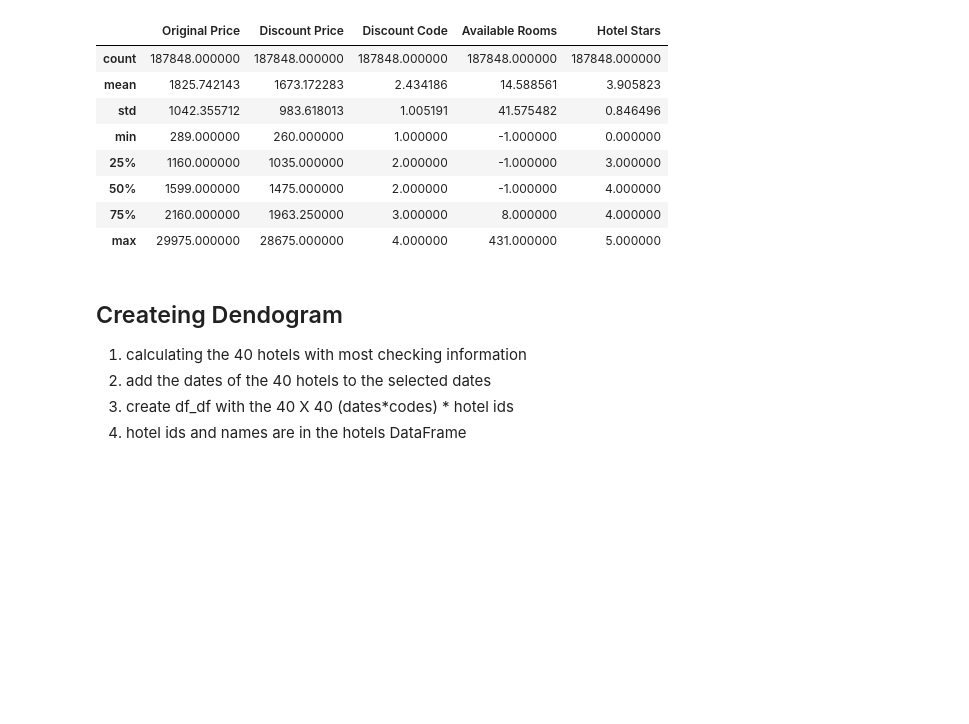
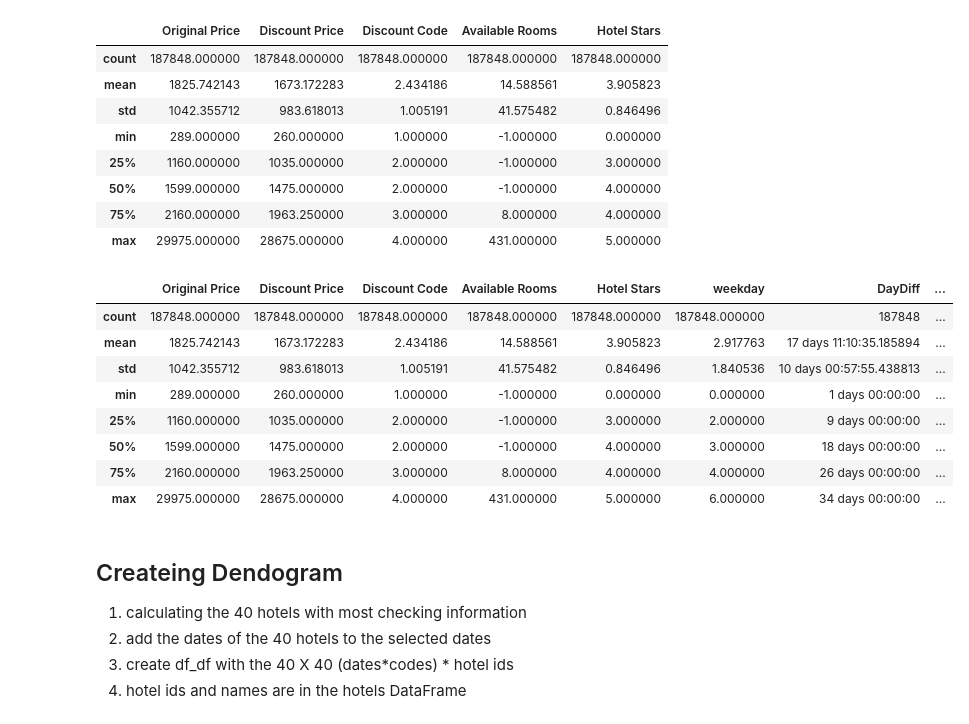
Before and after one commit to JefZevikw/MachineLearning, a Jupyter notebook: hotels.ipynb, the cells around one changed output. Drawn from its saved outputs; the diff is of its cells as text; code cells hidden in the pictures; blank space fills up the shorter version.

```diff
--- a/hotels.ipynb
+++ b/hotels.ipynb
@@ -69,3 +71,15 @@ hotels['delta_days']= (hotels['CheckingDate']- now).astype(int)/8.636207/10**13
+# %%
+hotels.describe()
+# %% [output]
+|  | Original Price | Discount Price | Discount Code | Available Rooms | Hotel Stars | weekday | DayDiff | ... |
+| count | 187848.000000 | 187848.000000 | 187848.000000 | 187848.000000 | 187848.000000 | 187848.000000 | 187848 | ... |
+| mean | 1825.742143 | 1673.172283 | 2.434186 | 14.588561 | 3.905823 | 2.917763 | 17 days 11:10:35.185894 | ... |
+| std | 1042.355712 | 983.618013 | 1.005191 | 41.575482 | 0.846496 | 1.840536 | 10 days 00:57:55.438813 | ... |
+| min | 289.000000 | 260.000000 | 1.000000 | -1.000000 | 0.000000 | 0.000000 | 1 days 00:00:00 | ... |
+| 25% | 1160.000000 | 1035.000000 | 2.000000 | -1.000000 | 3.000000 | 2.000000 | 9 days 00:00:00 | ... |
+| 50% | 1599.000000 | 1475.000000 | 2.000000 | -1.000000 | 4.000000 | 3.000000 | 18 days 00:00:00 | ... |
+| 75% | 2160.000000 | 1963.250000 | 3.000000 | 8.000000 | 4.000000 | 4.000000 | 26 days 00:00:00 | ... |
+| max | 29975.000000 | 28675.000000 | 4.000000 | 431.000000 | 5.000000 | 6.000000 | 34 days 00:00:00 | ... |
 # %% [markdown]
 ## Createing Dendogram
 1. calculating the 40 hotels with most checking information
```
Also changed, not shown: parts of 47 cells of this notebook.
